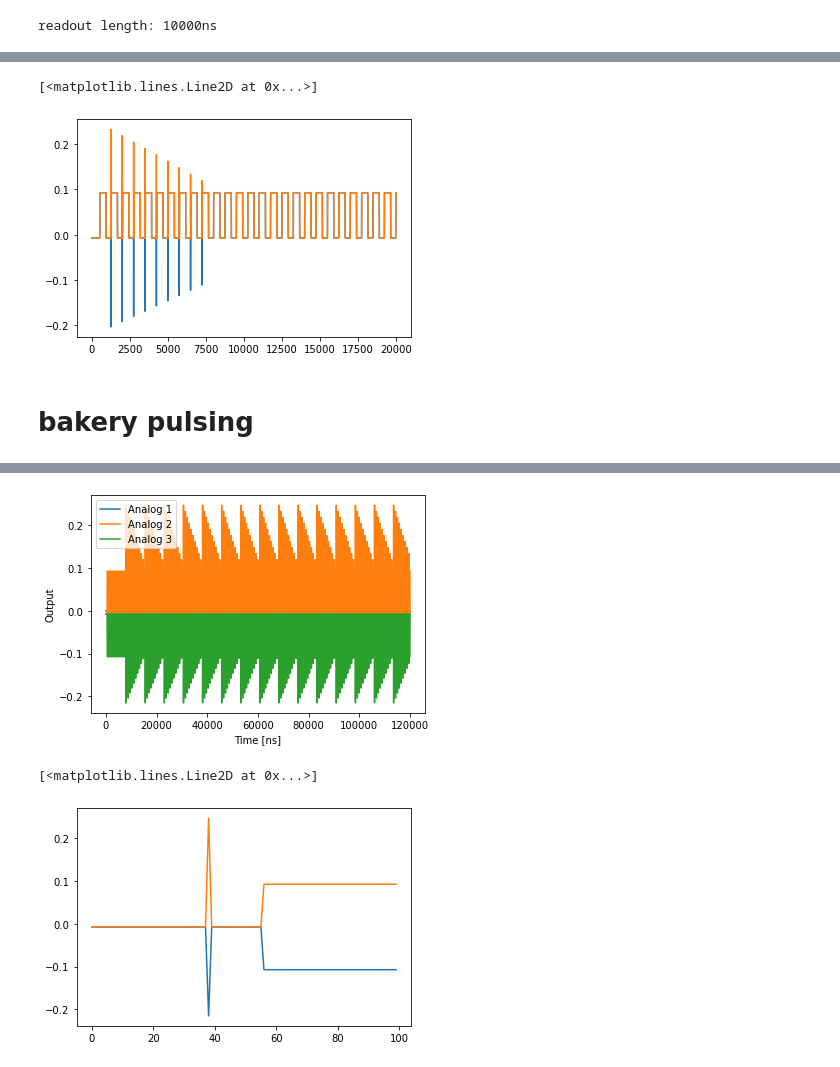
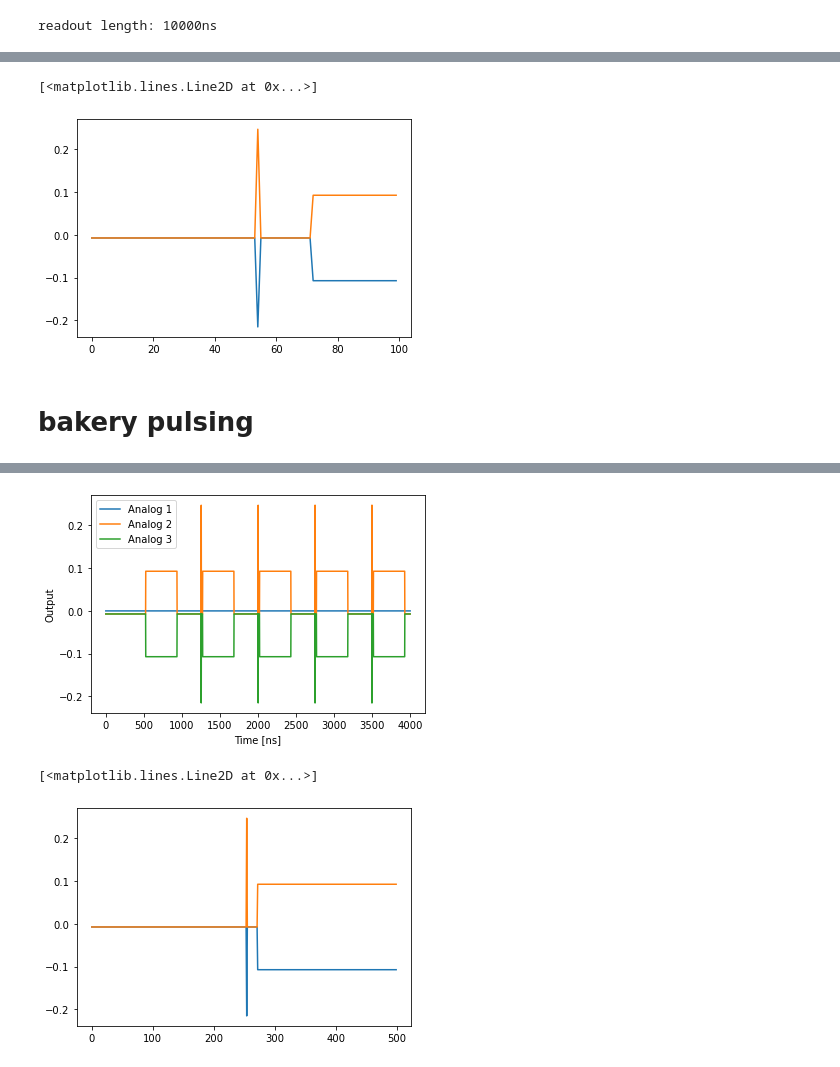
Before and after one commit to qdev-dk/QMachine, a Jupyter notebook: qmachine/pulse_generator/Pulse_generator_test.ipynb, the cells around one changed output, grey strips where cells are left out. Cells and saved outputs as stored; diff of their text form; code cells hidden in the pictures.

```diff
--- a/qmachine/pulse_generator/Pulse_generator_test.ipynb
+++ b/qmachine/pulse_generator/Pulse_generator_test.ipynb
@@ -465,23 +462,0 @@ from qualang_tools.bakery import baking
-# %%
-baked_waveforms = []
-ch1_name = 'gate_36'
-ch2_name = 'gate_29'
-
-
-max_time_ns = 201
-total_length = max_time_ns + 4-(max_time_ns % 4)
-ch1_height = 31.1086*dividers['ch1']
-ch2_height = -25.17*dividers['ch2']
-
-for t in np.arange(0,max_time_ns,1):
-    with baking(config, padding_method = 'none') as b:
-        waveform_ch1 = [0]*(total_length-t-1)+[ch1_height]*t+[0]
-        waveform_ch2 = [0]*(total_length-t-1)+[ch2_height]*t+[0]
-
-        b.add_op('name_1',ch1_name,waveform_ch1)
-        b.add_op('name_2',ch2_name,waveform_ch2)
-
-        b.play('name_1',ch1_name)
-        b.play('name_2',ch2_name)
-
-    baked_waveforms.append(b)
@@ -563,11 +526,11 @@ samples=a[1]
 # %%
 import matplotlib.pyplot as plt
 plt.figure()
-plt.plot(samples.con1.analog['3'][:20000])#[38000:42000])
-plt.plot(samples.con1.analog['2'][:20000])#[38000:42000])
+plt.plot(samples.con1.analog['3'][1200:1300])#[38000:42000])
+plt.plot(samples.con1.analog['2'][1200:1300])#[38000:42000])
 # %% [output]
 [<matplotlib.lines.Line2D at 0x...>]
-[figure, old version]
+[figure, new version]
 # %%
 # pulser.seq_to_py(seq,'test3')
 # %% [markdown]
@@ -594,5 +582,5 @@ with program() as seq2:
             ramp_to_zero('gate_36',1)
             ramp_to_zero('gate_29',1)
 # %%
-b=pulser.simulate_pulse(seq2,int(3e4))
+b=pulser.simulate_pulse(seq2,int(1e3),close_others=True)
 # %% [output]
@@ -602,11 +594,11 @@ b=pulser.simulate_pulse(seq2,int(3e4))
-[figure, old version]
+[figure, new version]
 # %%
 samples1=b[1]
 # %%
 import matplotlib.pyplot as plt
 plt.figure()
-plt.plot(samples1.con1.analog['3'][8000:8100])#[38000:42000])
-plt.plot(samples1.con1.analog['2'][8000:8100])#[38000:42000])
+plt.plot(samples1.con1.analog['3'][1000:1500])#[38000:42000])
+plt.plot(samples1.con1.analog['2'][1000:1500])#[38000:42000])
 # %% [output]
 [<matplotlib.lines.Line2D at 0x...>]
-[figure, old version]
+[figure, new version]
```
Also changed, not shown: parts of 13 cells of this notebook, 2 other files.
